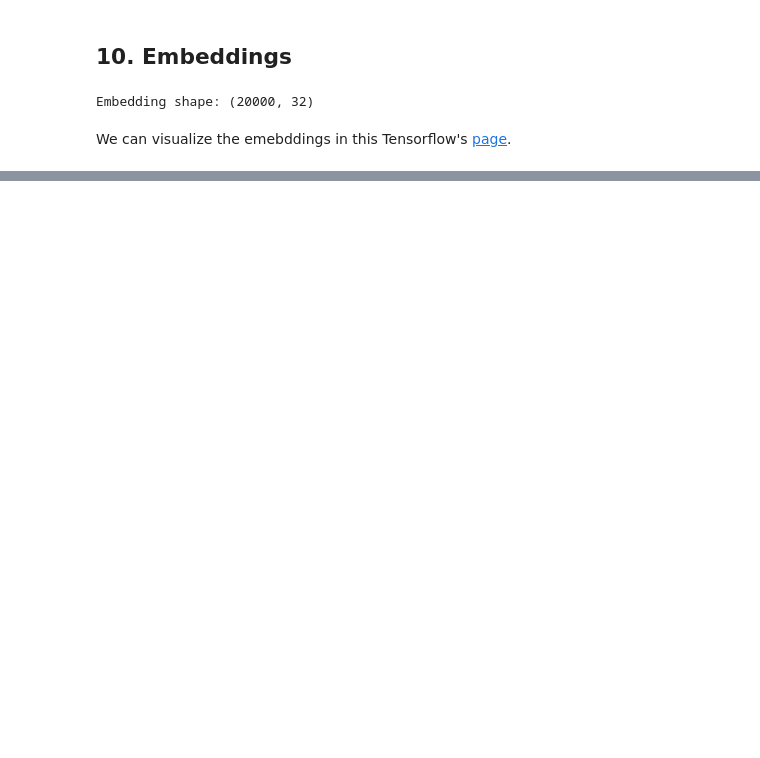
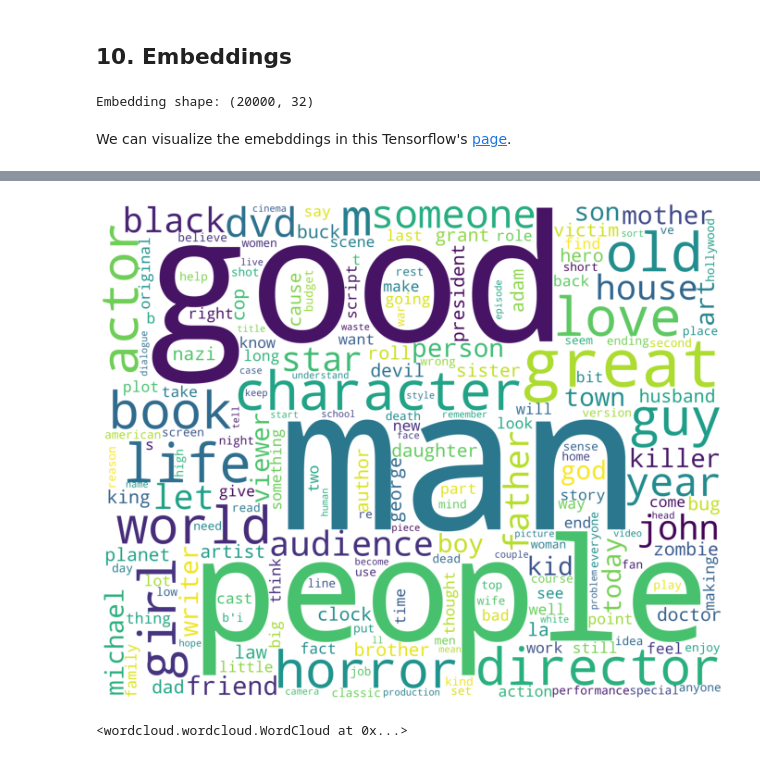
Before and after one commit to guillermo-lahuerta/Sentiment-analysis, a Jupyter notebook: Sentiment_analysis_IMDB.ipynb, the cells around one changed output, grey strips where cells are left out. Cells and saved outputs as stored; diff of their text form; code cells hidden in the pictures; blank space fills up the shorter version.

```diff
--- a/Sentiment_analysis_IMDB.ipynb
+++ b/Sentiment_analysis_IMDB.ipynb
@@ -465,9 +481,11 @@ reverse_word_index = dict([(value, key) for (key, value) in word_index.items()])
 # Save vectors and labels
 out_v = io.open(os.path.join(path_output, 'vectors.tsv'), 'w', encoding='utf-8')
 out_m = io.open(os.path.join(path_output, 'metadata.tsv'), 'w', encoding='utf-8')
+labels = []
 for word_num in range(1, vocab_size):
     word = reverse_word_index[word_num]
     embeddings = weights[word_num]
+    labels.append(word)
     out_m.write(word + "\n")
     out_v.write('\t'.join([str(x) for x in embeddings]) + "\n")
 out_v.close()
@@ -482,0 +500,33 @@ Finished at 2021-02-14 16:59:49
+# %%
+# Remove irrelevant words
+stopwords = set(STOPWORDS)
+stopwords.update(["one", "film", "movie", "show"])
+
+# Iterate over each label
+comment_words = ' '
+for val in labels:
+    val = str(val)
+    tokens = val.split()
+    for i in range(len(tokens)):
+        tokens[i] = tokens[i].lower()
+    for words in tokens:
+        comment_words = comment_words + words + ' '
+
+# Create wordcloud
+wordcloud = WordCloud(width = 5000, height = 4000,
+                background_color = 'white',
+                stopwords = stopwords,
+                min_font_size = 10).generate(comment_words)
+
+# Plot wordcloud
+plt.figure(figsize = (12, 12));
+plt.imshow(wordcloud);
+plt.axis("off");
+plt.savefig('img/wordcloud.png');
+plt.show();
+
+# Save image
+wordcloud.to_file('img/wordcloud.png');
+# %% [output]
+[figure, added]
+<wordcloud.wordcloud.WordCloud at 0x...>
```
Also changed, not shown: parts of 9 cells of this notebook, 24 other files.
